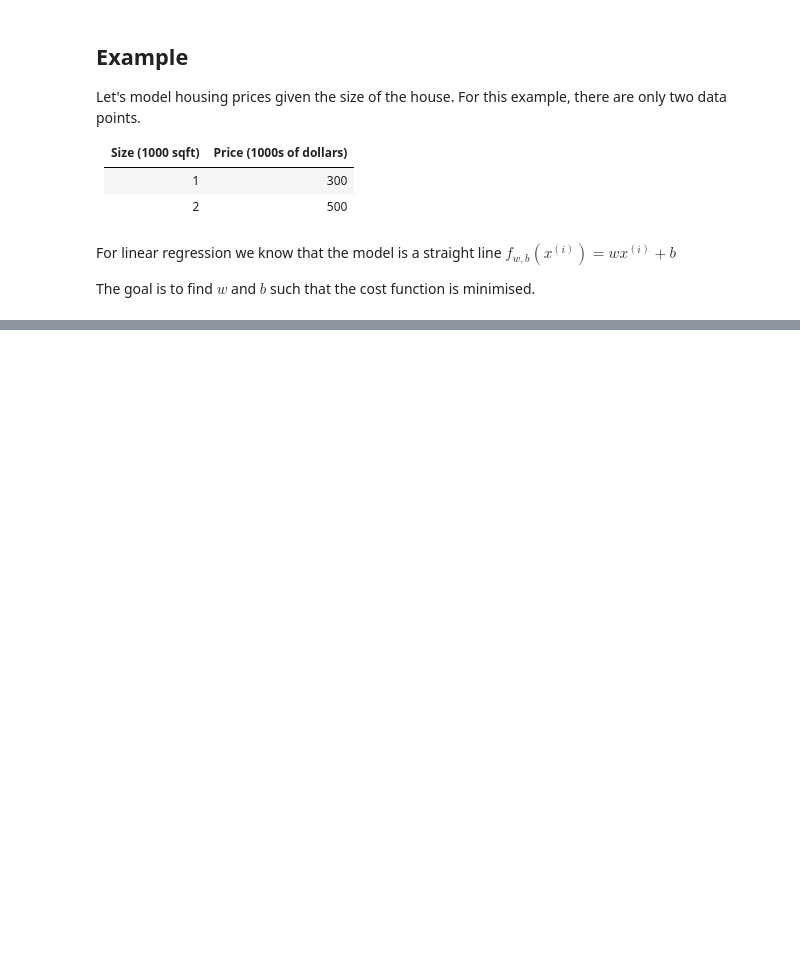
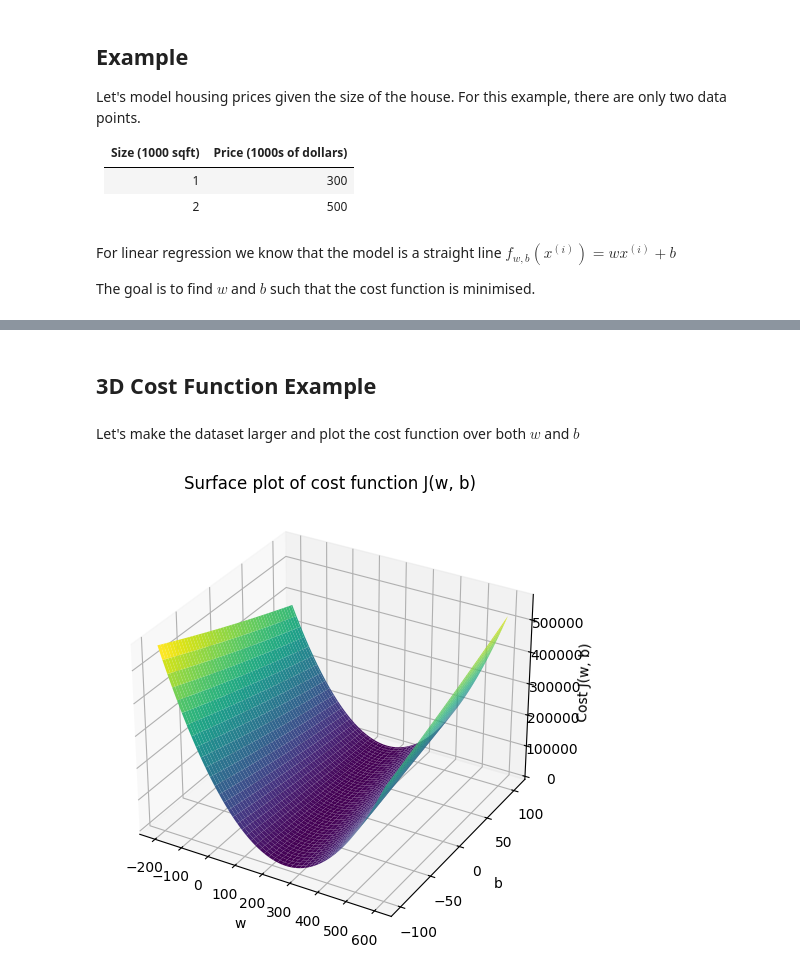
Before and after one commit to towenc/ml_notes, a Jupyter notebook: cost_function.ipynb, the cells around one changed output, grey strips where cells are left out. Drawn from its saved outputs; the diff is of its cells as text; code cells hidden in the pictures; blank space fills up the shorter version.

```diff
--- a/cost_function.ipynb
+++ b/cost_function.ipynb
@@ -91,0 +142,26 @@ plt.show()
+# %% [markdown]
+## 3D Cost Function Example
+# %% [markdown]
+Let's make the dataset larger and plot the cost function over both $w$ and $b$
+# %%
+x_train = np.array([1.0, 1.7, 2.0, 2.5, 3.0, 3.2])
+y_train = np.array([250, 300, 480,  430, 630, 730,])
+
+w_range = np.linspace(50, 400, 100)
+b_range = np.linspace(-200, 200, 100)
+W, B = np.meshgrid(w_range, b_range)
+
+# computes cost over a grid of w and b values
+J = np.array([[compute_cost(x_train, y_train, w, b) for w in w_range] for b in b_range])
+# %%
+fig = plt.figure(figsize=(8, 6))
+ax = fig.add_subplot(111, projection='3d')
+ax.plot_surface(W, B, J, cmap='viridis')
+ax.set_xlabel('w')
+ax.set_ylabel('b')
+ax.set_zlabel('Cost J(w, b)')
+ax.set_title('Surface plot of cost function J(w, b)')
+plt.tight_layout()
+plt.show()
+# %% [output]
+[figure, added]
```
Also changed, not shown: parts of 7 cells of this notebook.
